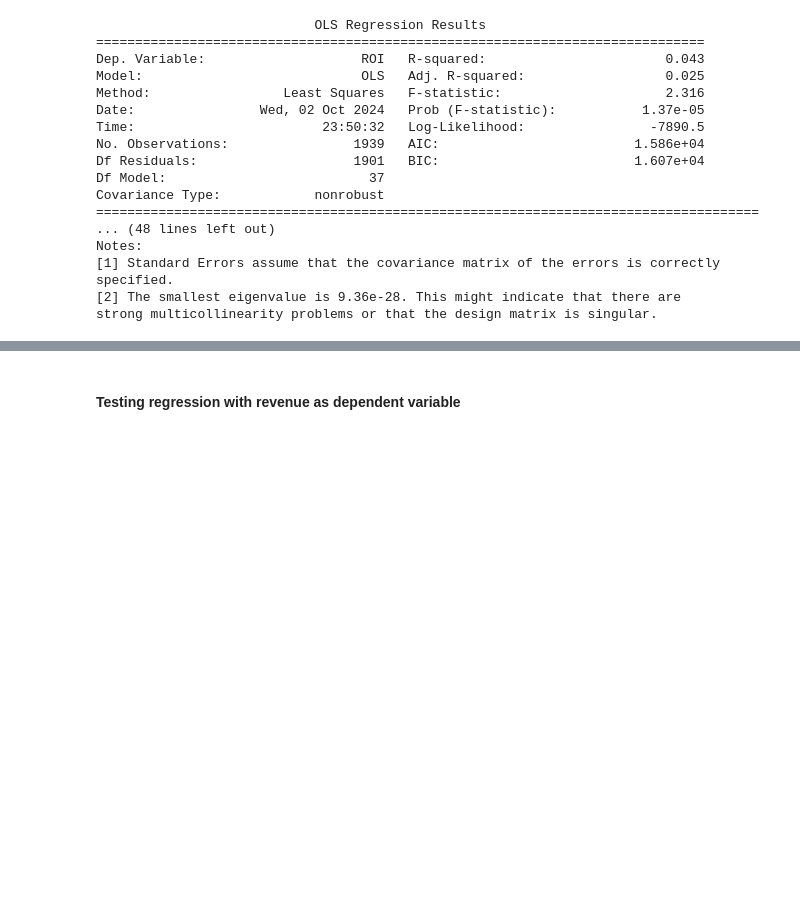
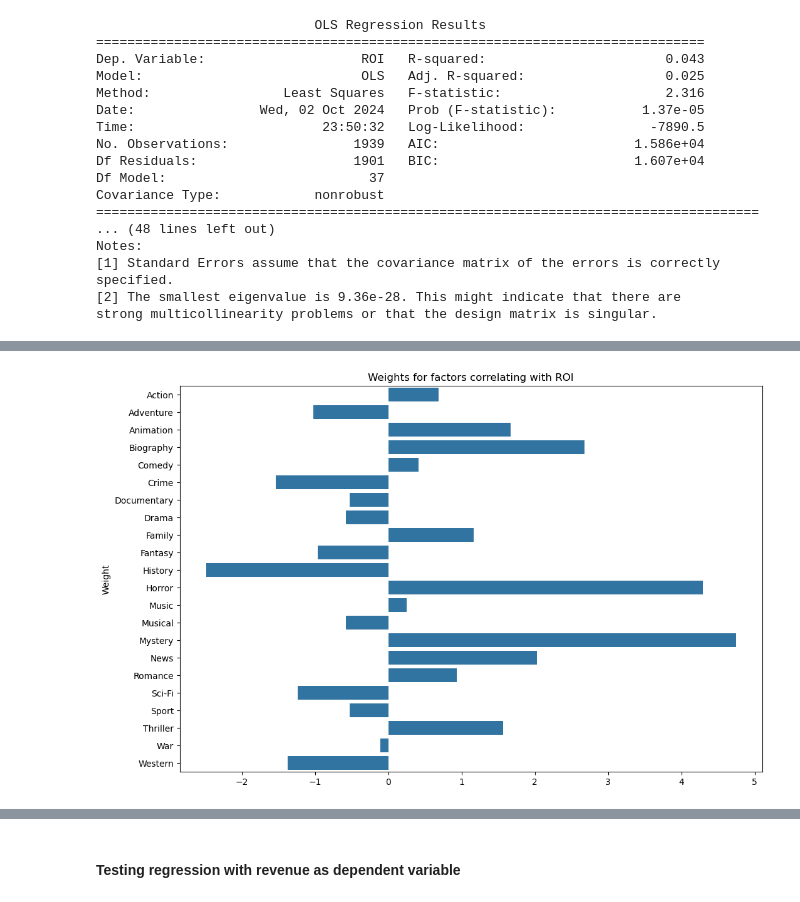
Before and after one commit to williambguo/ds-p2-project, a Jupyter notebook: code/eda.ipynb, the cells around one changed output, grey strips where cells are left out. Saved outputs shown, nothing was run; the diff lists cells and outputs as text; code cells hidden in the pictures; blank space fills up the shorter version.

```diff
--- a/code/eda.ipynb
+++ b/code/eda.ipynb
@@ -475,0 +455,9 @@ imdb[imdb['ROI'] <= 0]
+# %%
+# Plotting part of the coefficients
+plt.figure(figsize=(12,8))
+sns.barplot(y = weights[1:23:].index, x = weights[1:23:].values)
+plt.title("Weights for factors correlating with ROI")
+plt.ylabel('Weight')
+plt.show()
+# %% [output]
+[figure, added]
```
Also changed, not shown: parts of 30 cells of this notebook, 1 other file.
